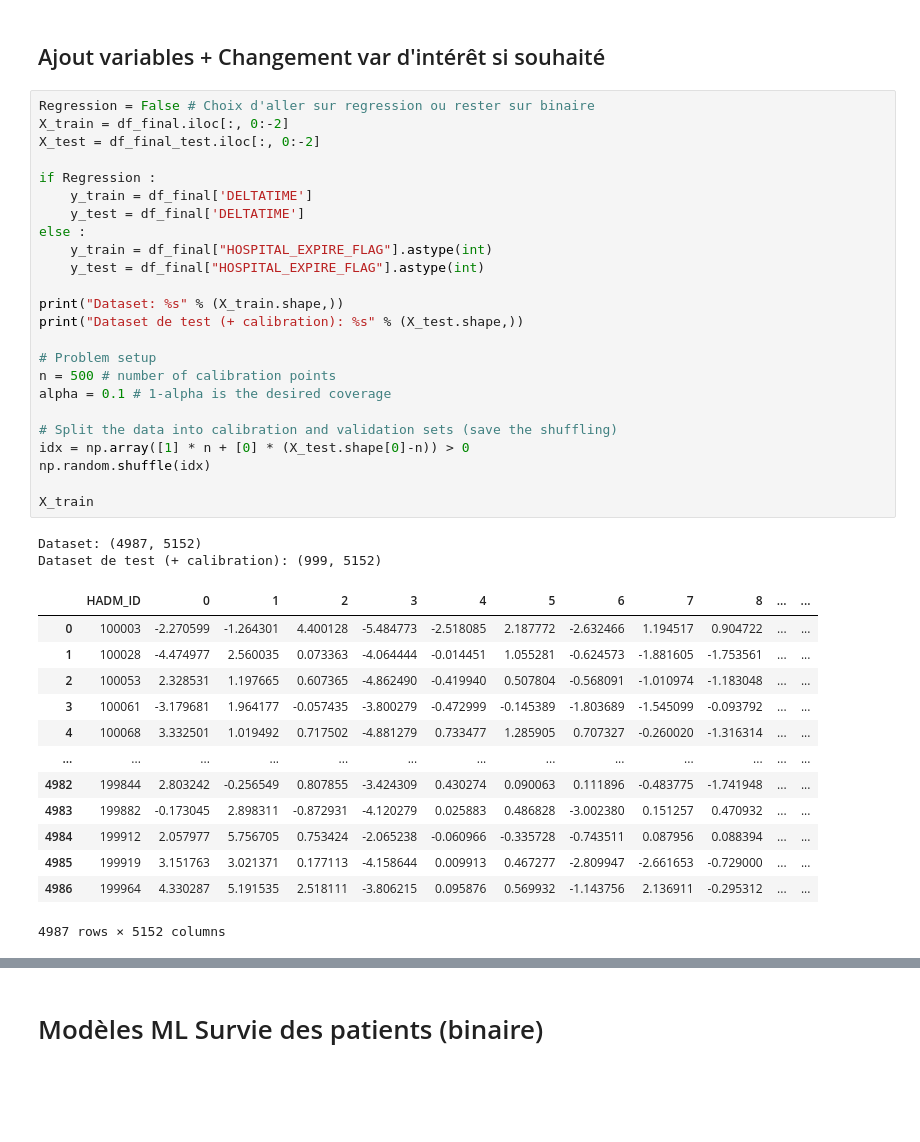
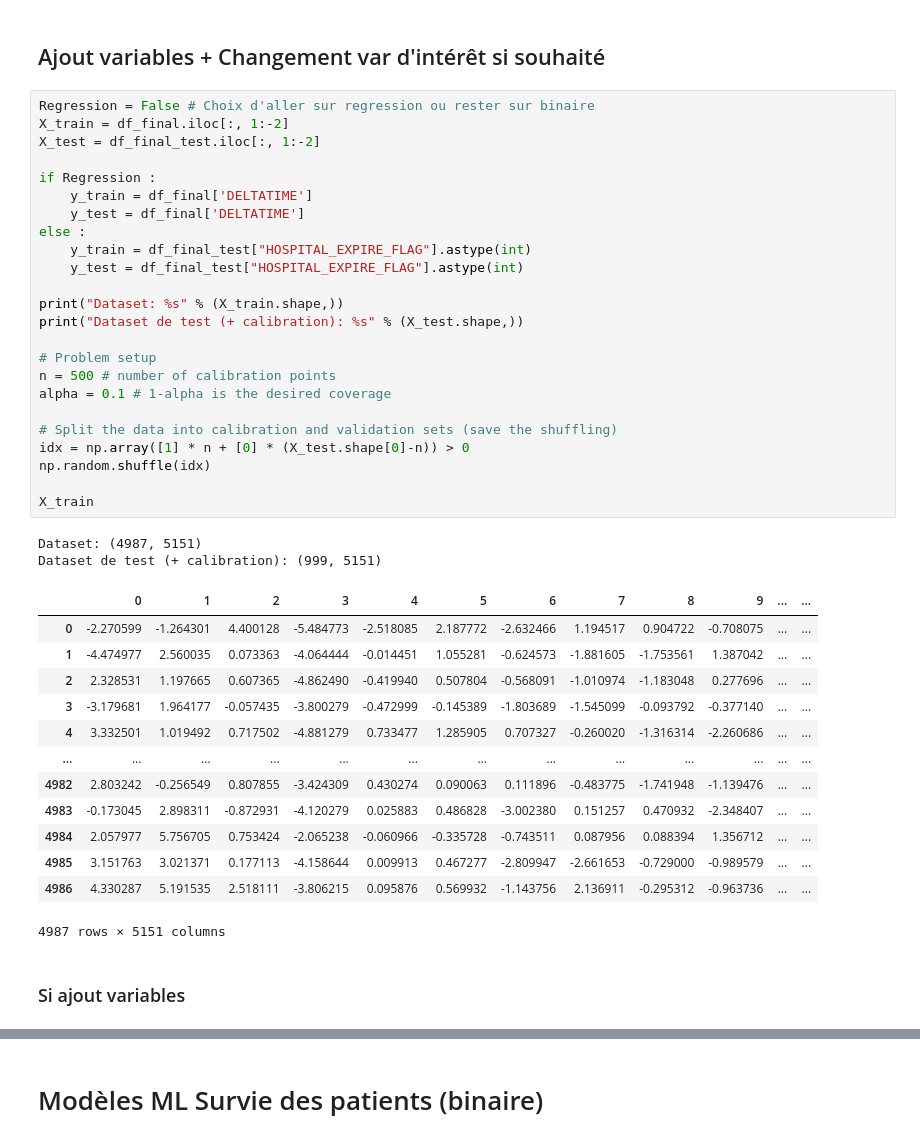
Before and after one commit to Krrcharles/Prediction-conforme-pour-les-donnees--analysee-par-Transformers, a Jupyter notebook: Code_stuart.ipynb, the cells around one changed output, grey strips where cells are left out. Saved outputs shown, nothing was run; the diff lists cells and outputs as text; blank space fills up the shorter version.

```diff
--- a/Code_stuart.ipynb
+++ b/Code_stuart.ipynb
@@ -934,44 +934,46 @@ def plot_hist(length,
 ## Ajout variables + Changement var d'intérêt si souhaité
 # %%
 Regression = False # Choix d'aller sur regression ou rester sur binaire
-X_train = df_final.iloc[:, 0:-2]
-X_test = df_final_test.iloc[:, 0:-2]
+X_train = df_final.iloc[:, 1:-2]
+X_test = df_final_test.iloc[:, 1:-2]
 
 if Regression :
     y_train = df_final['DELTATIME']
     y_test = df_final['DELTATIME']
 else :
-    y_train = df_final["HOSPITAL_EXPIRE_FLAG"].astype(int)
-    y_test = df_final["HOSPITAL_EXPIRE_FLAG"].astype(int)
+    y_train = df_final_test["HOSPITAL_EXPIRE_FLAG"].astype(int)
+    y_test = df_final_test["HOSPITAL_EXPIRE_FLAG"].astype(int)
 
 print("Dataset: %s" % (X_train.shape,))
 print("Dataset de test (+ calibration): %s" % (X_test.shape,))
 
 # Problem setup
 n = 500 # number of calibration points
 alpha = 0.1 # 1-alpha is the desired coverage
 
 # Split the data into calibration and validation sets (save the shuffling)
 idx = np.array([1] * n + [0] * (X_test.shape[0]-n)) > 0
 np.random.shuffle(idx)
 
 X_train
 # %% [output]
-Dataset: (4987, 5152)
-Dataset de test (+ calibration): (999, 5152)
+Dataset: (4987, 5151)
+Dataset de test (+ calibration): (999, 5151)
-|  | HADM_ID | 0 | 1 | 2 | 3 | 4 | 5 | 6 | 7 | 8 | ... | ... |
-| 0 | 100003 | -2.270599 | -1.264301 | 4.400128 | -5.484773 | -2.518085 | 2.187772 | -2.632466 | 1.194517 | 0.904722 | ... | ... |
-| 1 | 100028 | -4.474977 | 2.560035 | 0.073363 | -4.064444 | -0.014451 | 1.055281 | -0.624573 | -1.881605 | -1.753561 | ... | ... |
-| 2 | 100053 | 2.328531 | 1.197665 | 0.607365 | -4.862490 | -0.419940 | 0.507804 | -0.568091 | -1.010974 | -1.183048 | ... | ... |
-| 3 | 100061 | -3.179681 | 1.964177 | -0.057435 | -3.800279 | -0.472999 | -0.145389 | -1.803689 | -1.545099 | -0.093792 | ... | ... |
-| 4 | 100068 | 3.332501 | 1.019492 | 0.717502 | -4.881279 | 0.733477 | 1.285905 | 0.707327 | -0.260020 | -1.316314 | ... | ... |
+|  | 0 | 1 | 2 | 3 | 4 | 5 | 6 | 7 | 8 | 9 | ... | ... |
+| 0 | -2.270599 | -1.264301 | 4.400128 | -5.484773 | -2.518085 | 2.187772 | -2.632466 | 1.194517 | 0.904722 | -0.708075 | ... | ... |
+| 1 | -4.474977 | 2.560035 | 0.073363 | -4.064444 | -0.014451 | 1.055281 | -0.624573 | -1.881605 | -1.753561 | 1.387042 | ... | ... |
+| 2 | 2.328531 | 1.197665 | 0.607365 | -4.862490 | -0.419940 | 0.507804 | -0.568091 | -1.010974 | -1.183048 | 0.277696 | ... | ... |
+| 3 | -3.179681 | 1.964177 | -0.057435 | -3.800279 | -0.472999 | -0.145389 | -1.803689 | -1.545099 | -0.093792 | -0.377140 | ... | ... |
+| 4 | 3.332501 | 1.019492 | 0.717502 | -4.881279 | 0.733477 | 1.285905 | 0.707327 | -0.260020 | -1.316314 | -2.260686 | ... | ... |
 | ... | ... | ... | ... | ... | ... | ... | ... | ... | ... | ... | ... | ... |
-| 4982 | 199844 | 2.803242 | -0.256549 | 0.807855 | -3.424309 | 0.430274 | 0.090063 | 0.111896 | -0.483775 | -1.741948 | ... | ... |
-| 4983 | 199882 | -0.173045 | 2.898311 | -0.872931 | -4.120279 | 0.025883 | 0.486828 | -3.002380 | 0.151257 | 0.470932 | ... | ... |
-| 4984 | 199912 | 2.057977 | 5.756705 | 0.753424 | -2.065238 | -0.060966 | -0.335728 | -0.743511 | 0.087956 | 0.088394 | ... | ... |
-| 4985 | 199919 | 3.151763 | 3.021371 | 0.177113 | -4.158644 | 0.009913 | 0.467277 | -2.809947 | -2.661653 | -0.729000 | ... | ... |
-| 4986 | 199964 | 4.330287 | 5.191535 | 2.518111 | -3.806215 | 0.095876 | 0.569932 | -1.143756 | 2.136911 | -0.295312 | ... | ... |
+| 4982 | 2.803242 | -0.256549 | 0.807855 | -3.424309 | 0.430274 | 0.090063 | 0.111896 | -0.483775 | -1.741948 | -1.139476 | ... | ... |
+| 4983 | -0.173045 | 2.898311 | -0.872931 | -4.120279 | 0.025883 | 0.486828 | -3.002380 | 0.151257 | 0.470932 | -2.348407 | ... | ... |
+| 4984 | 2.057977 | 5.756705 | 0.753424 | -2.065238 | -0.060966 | -0.335728 | -0.743511 | 0.087956 | 0.088394 | 1.356712 | ... | ... |
+| 4985 | 3.151763 | 3.021371 | 0.177113 | -4.158644 | 0.009913 | 0.467277 | -2.809947 | -2.661653 | -0.729000 | -0.989579 | ... | ... |
+| 4986 | 4.330287 | 5.191535 | 2.518111 | -3.806215 | 0.095876 | 0.569932 | -1.143756 | 2.136911 | -0.295312 | -0.963736 | ... | ... |
-4987 rows × 5152 columns
+4987 rows × 5151 columns
+# %% [markdown]
+### Si ajout variables
 # %%
 import os
 from sklearn.preprocessing import LabelEncoder
```
Also changed, not shown: parts of 2 cells of this notebook.
